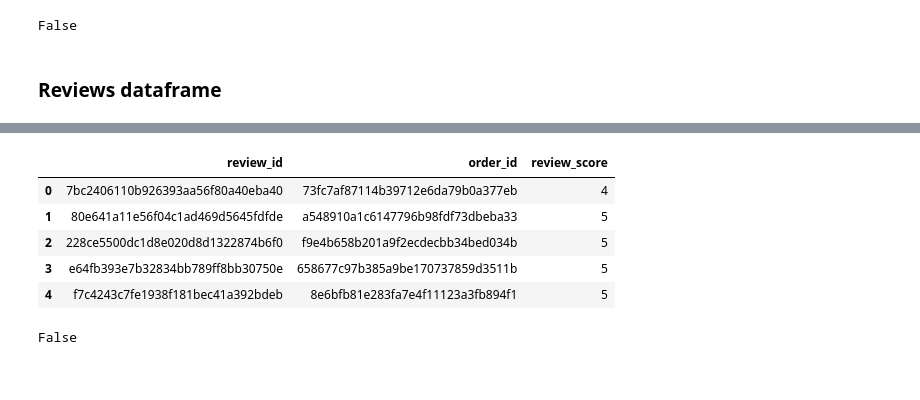
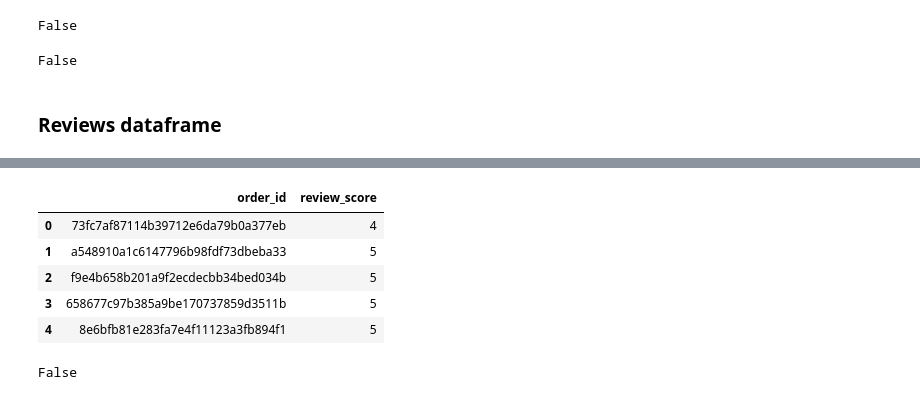
Before and after one commit to fabioismerim/consumer_score_prediction, a Jupyter notebook: clustering_approach/wrangling.ipynb, the cells around one changed output, grey strips where cells are left out. Cells and saved outputs as stored; diff of their text form; code cells hidden in the pictures.

```diff
--- a/clustering_approach/wrangling.ipynb
+++ b/clustering_approach/wrangling.ipynb
@@ -240,6 +240,10 @@ memory usage: 4.0+ MB
 df_payments.isnull().values.any()
 # %% [output]
 False
+# %%
+df_payments.duplicated().any()
+# %% [output]
+False
 # %% [markdown]
 ### Reviews dataframe
 # %%
@@ -271,17 +275,17 @@ memory usage: 5.3+ MB
 # %%
 #drop unnecessary columns:
 
-cols = ['review_creation_date', 'review_answer_timestamp', 'review_comment_title', 'review_comment_message']
+cols = ['review_id', 'review_creation_date', 'review_answer_timestamp', 'review_comment_title', 'review_comment_message']
 
 df_reviews.drop(columns=cols, axis = 1, inplace = True)
 df_reviews.head()
 # %% [output]
-|  | review_id | order_id | review_score |
-| 0 | 7bc2406110b926393aa56f80a40eba40 | 73fc7af87114b39712e6da79b0a377eb | 4 |
-| 1 | 80e641a11e56f04c1ad469d5645fdfde | a548910a1c6147796b98fdf73dbeba33 | 5 |
-| 2 | 228ce5500dc1d8e020d8d1322874b6f0 | f9e4b658b201a9f2ecdecbb34bed034b | 5 |
-| 3 | e64fb393e7b32834bb789ff8bb30750e | 658677c97b385a9be170737859d3511b | 5 |
-| 4 | f7c4243c7fe1938f181bec41a392bdeb | 8e6bfb81e283fa7e4f11123a3fb894f1 | 5 |
+|  | order_id | review_score |
+| 0 | 73fc7af87114b39712e6da79b0a377eb | 4 |
+| 1 | a548910a1c6147796b98fdf73dbeba33 | 5 |
+| 2 | f9e4b658b201a9f2ecdecbb34bed034b | 5 |
+| 3 | 658677c97b385a9be170737859d3511b | 5 |
+| 4 | 8e6bfb81e283fa7e4f11123a3fb894f1 | 5 |
 # %%
 df_reviews.isnull().values.any()
 # %% [output]
```
Also changed, not shown: parts of 15 cells of this notebook.
